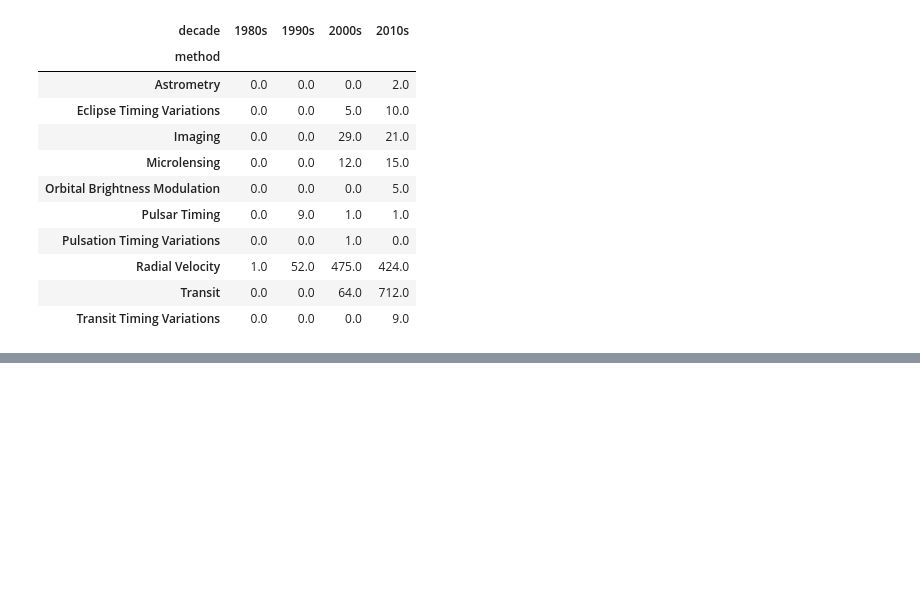
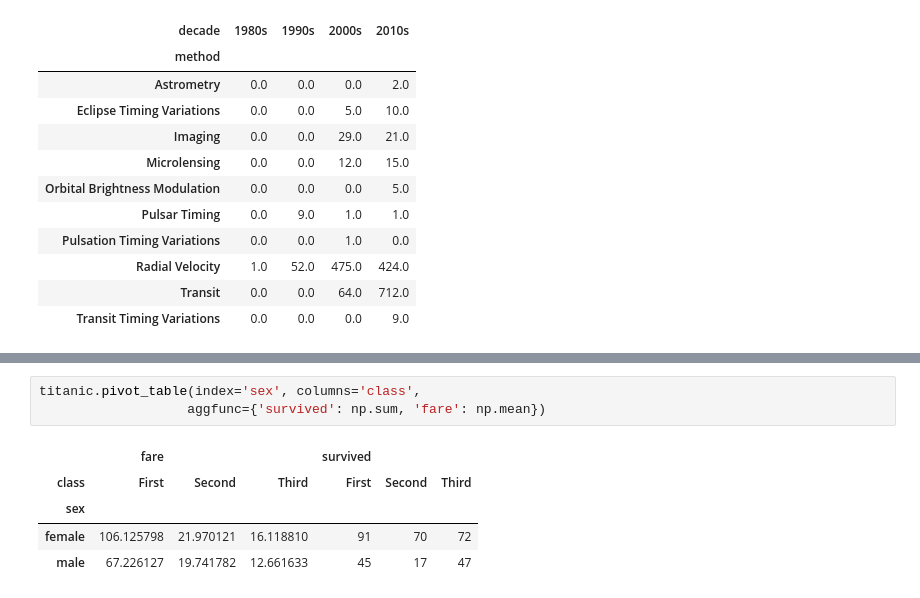
Before and after one commit to KonstantinKlepikov/all-python-ml-learning, a Jupyter notebook: pandas-learning.ipynb, the cells around one changed output, grey strips where cells are left out. Drawn from its saved outputs; the diff is of its cells as text; blank space fills up the shorter version.

```diff
--- a/pandas-learning.ipynb
+++ b/pandas-learning.ipynb
@@ -2241,0 +2351,9 @@ planets.groupby(['method', decade])['number'].sum().unstack().fillna(0)
+# %%
+titanic.pivot_table(index='sex', columns='class',
+                   aggfunc={'survived': np.sum, 'fare': np.mean})
+# %% [output]
+|  | fare |  |  | survived |  |  |
+| class | First | Second | Third | First | Second | Third |
+| sex |  |  |  |  |  |  |
+| female | 106.125798 | 21.970121 | 16.118810 | 91 | 70 | 72 |
+| male | 67.226127 | 19.741782 | 12.661633 | 45 | 17 | 47 |
```
Also changed, not shown: parts of 30 cells of this notebook.
